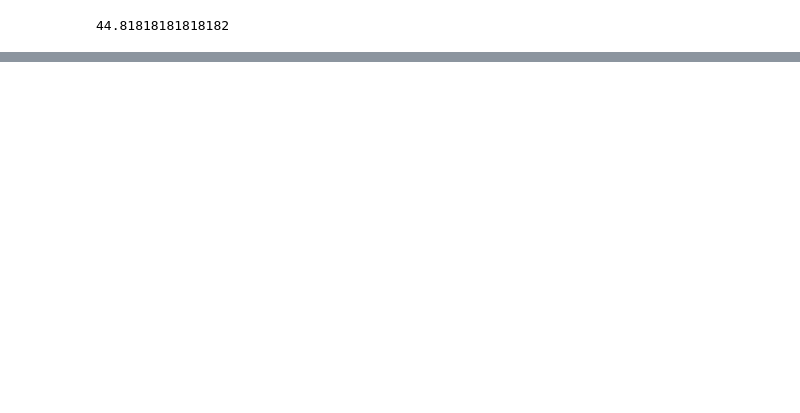
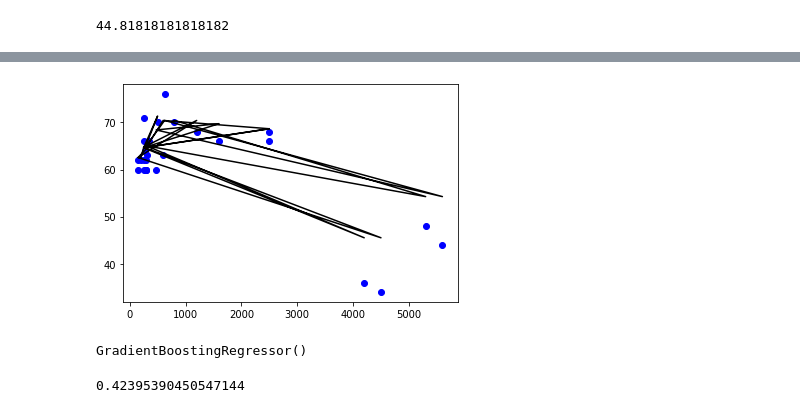
Before and after one commit to Nobody4591/Final-year-project, a Jupyter notebook: newfile.ipynb, the cells around one changed output, grey strips where cells are left out. Drawn from its saved outputs; the diff is of its cells as text; code cells hidden in the pictures; blank space fills up the shorter version.

```diff
--- a/newfile.ipynb
+++ b/newfile.ipynb
@@ -263,0 +319,3 @@ model = LinearRegression()
+# %%
+from sklearn.ensemble import AdaBoostRegressor
+ada_model = AdaBoostRegressor()
@@ -263,0 +326,2 @@ model = LinearRegression()
+# %%
+y_pred = ada_model.predict(X_test.array.reshape(-1,1))
@@ -263,0 +332,7 @@ model = LinearRegression()
+# %%
+plt.scatter(X_test, y_test, color ='b')
+plt.plot(X_test, y_pred, color ='k')
+
+plt.show()
+# %% [output]
+[figure, added]
@@ -263,0 +342,4 @@ model = LinearRegression()
+# %%
+gb_model.fit(X_train.array.reshape(-1,1),y_train)
+# %% [output]
+GradientBoostingRegressor()
@@ -263,0 +348,4 @@ model = LinearRegression()
+# %%
+gb_model.score(X_test.array.reshape(-1,1),y_test)
+# %% [output]
+0.42395390450547144
```
Also changed, not shown: parts of 19 cells of this notebook.
